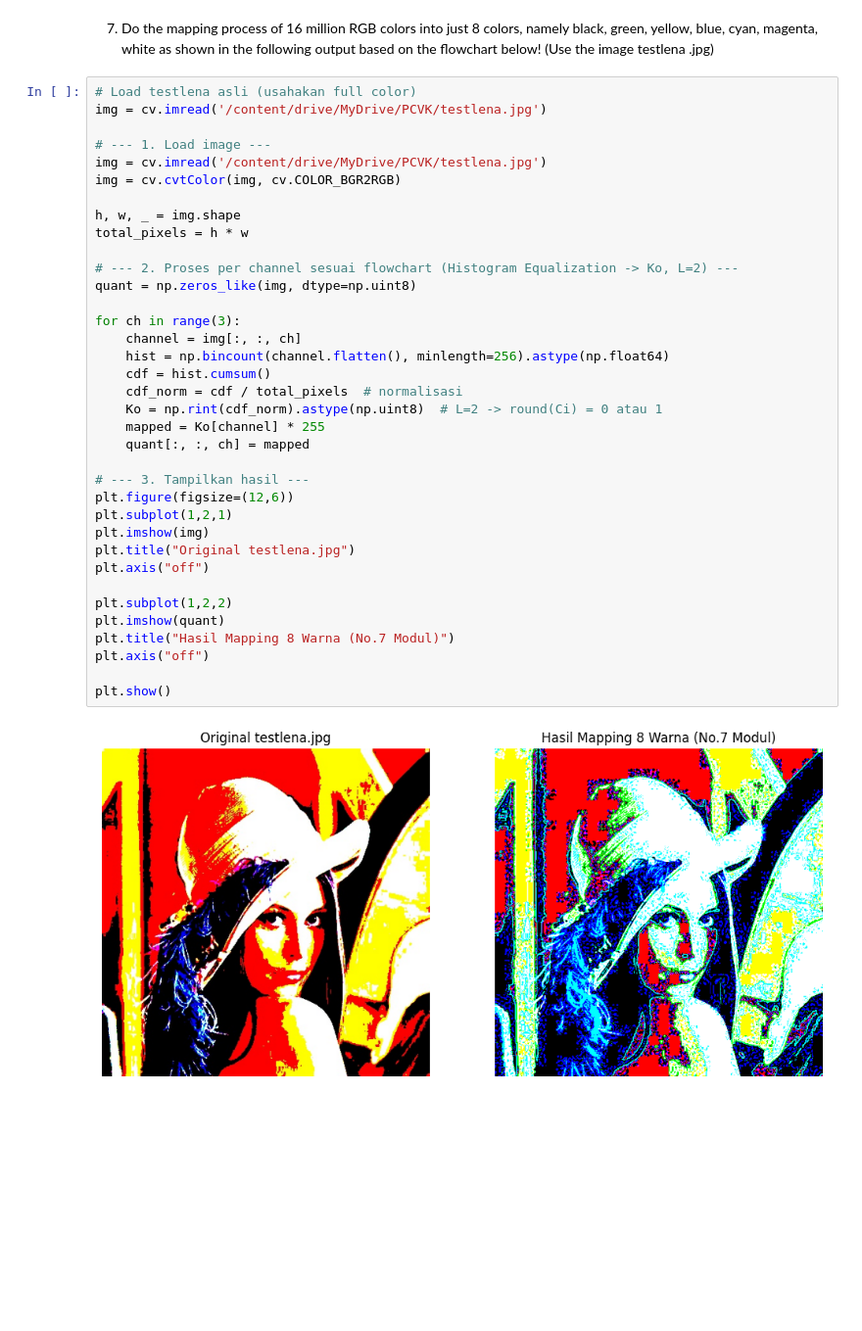
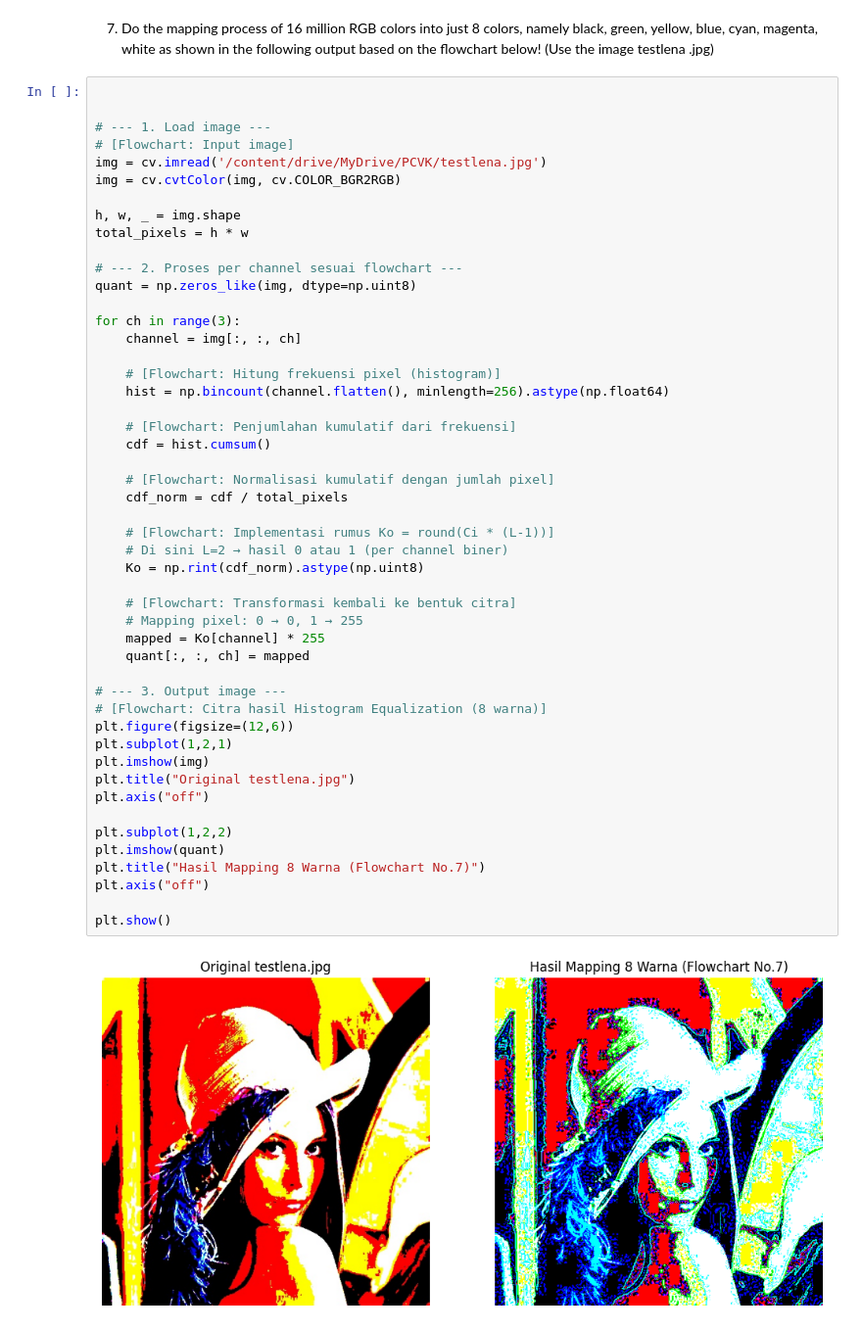
Before and after one commit to Majid5654/Erwan-Majid_PCVK_Ganjil_2025, a Jupyter notebook: Week5.ipynb, the cells around one changed output. Shown at 98% size. Drawn from its saved outputs; the diff is of its cells as text; blank space fills up the shorter version.

```diff
--- a/Week5.ipynb
+++ b/Week5.ipynb
@@ -278,40 +278,53 @@ When comparing the results of manual histogram equalization and OpenCV’s built
 green, yellow, blue, cyan, magenta, white as shown in the following output based on
 the flowchart below! (Use the image testlena .jpg)
 # %%
-# Load testlena asli (usahakan full color)
-img = cv.imread('/content/drive/MyDrive/PCVK/testlena.jpg')
+
 
 # --- 1. Load image ---
+# [Flowchart: Input image]
 img = cv.imread('/content/drive/MyDrive/PCVK/testlena.jpg')
 img = cv.cvtColor(img, cv.COLOR_BGR2RGB)
 
 h, w, _ = img.shape
 total_pixels = h * w
 
-# --- 2. Proses per channel sesuai flowchart (Histogram Equalization -> Ko, L=2) ---
+# --- 2. Proses per channel sesuai flowchart ---
 quant = np.zeros_like(img, dtype=np.uint8)
 
 for ch in range(3):
     channel = img[:, :, ch]
+
+    # [Flowchart: Hitung frekuensi pixel (histogram)]
     hist = np.bincount(channel.flatten(), minlength=256).astype(np.float64)
+
+    # [Flowchart: Penjumlahan kumulatif dari frekuensi]
     cdf = hist.cumsum()
-    cdf_norm = cdf / total_pixels  # normalisasi
-    Ko = np.rint(cdf_norm).astype(np.uint8)  # L=2 -> round(Ci) = 0 atau 1
+
+    # [Flowchart: Normalisasi kumulatif dengan jumlah pixel]
+    cdf_norm = cdf / total_pixels
+
+    # [Flowchart: Implementasi rumus Ko = round(Ci * (L-1))]
+    # Di sini L=2 → hasil 0 atau 1 (per channel biner)
+    Ko = np.rint(cdf_norm).astype(np.uint8)
+
+    # [Flowchart: Transformasi kembali ke bentuk citra]
+    # Mapping pixel: 0 → 0, 1 → 255
     mapped = Ko[channel] * 255
     quant[:, :, ch] = mapped
 
-# --- 3. Tampilkan hasil ---
+# --- 3. Output image ---
+# [Flowchart: Citra hasil Histogram Equalization (8 warna)]
 plt.figure(figsize=(12,6))
 plt.subplot(1,2,1)
 plt.imshow(img)
 plt.title("Original testlena.jpg")
 plt.axis("off")
 
 plt.subplot(1,2,2)
 plt.imshow(quant)
-plt.title("Hasil Mapping 8 Warna (No.7 Modul)")
+plt.title("Hasil Mapping 8 Warna (Flowchart No.7)")
 plt.axis("off")
 
 plt.show()
 # %% [output]
-[figure, old version]
+[figure, new version]
```
Also changed, not shown: parts of 1 cell of this notebook.
